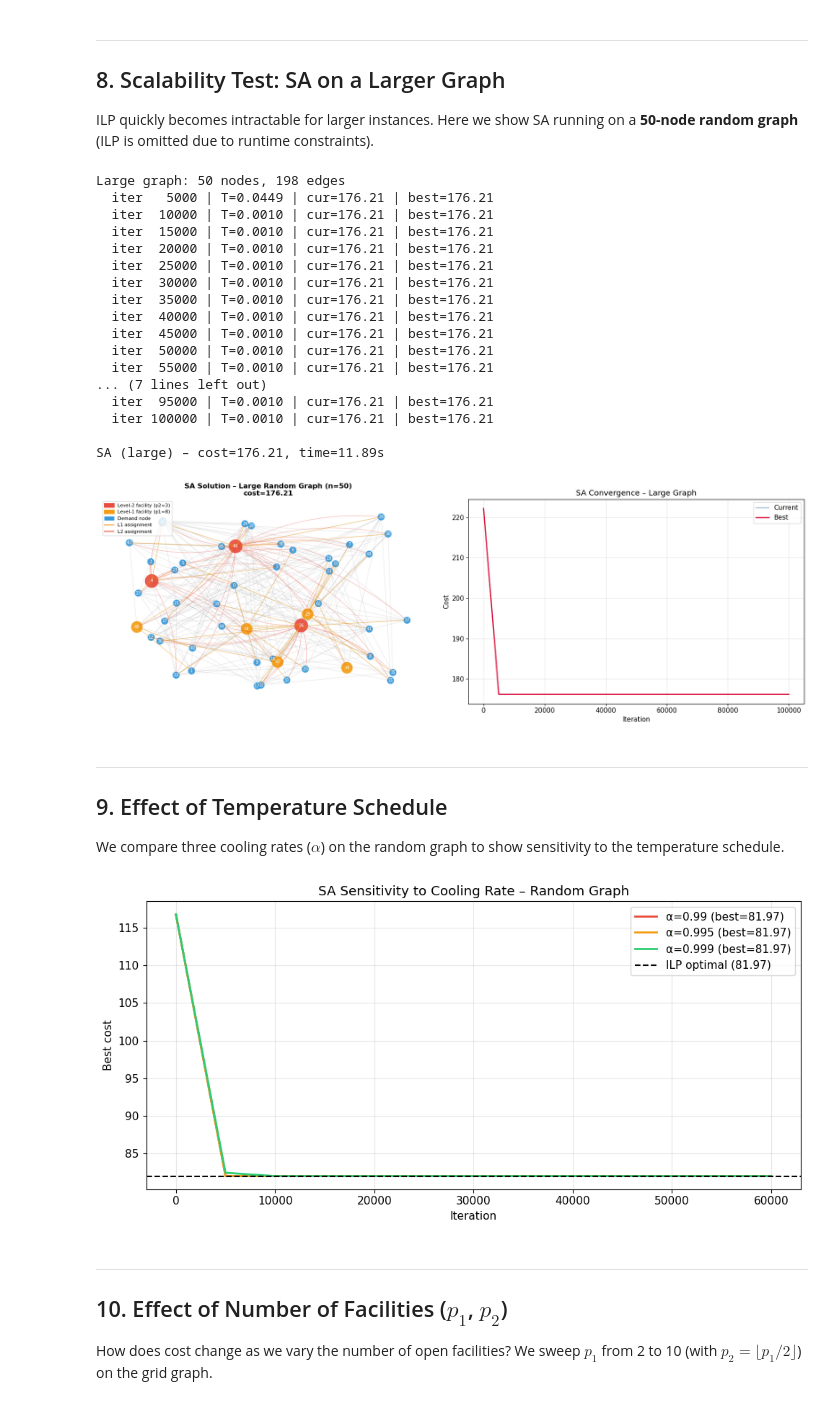
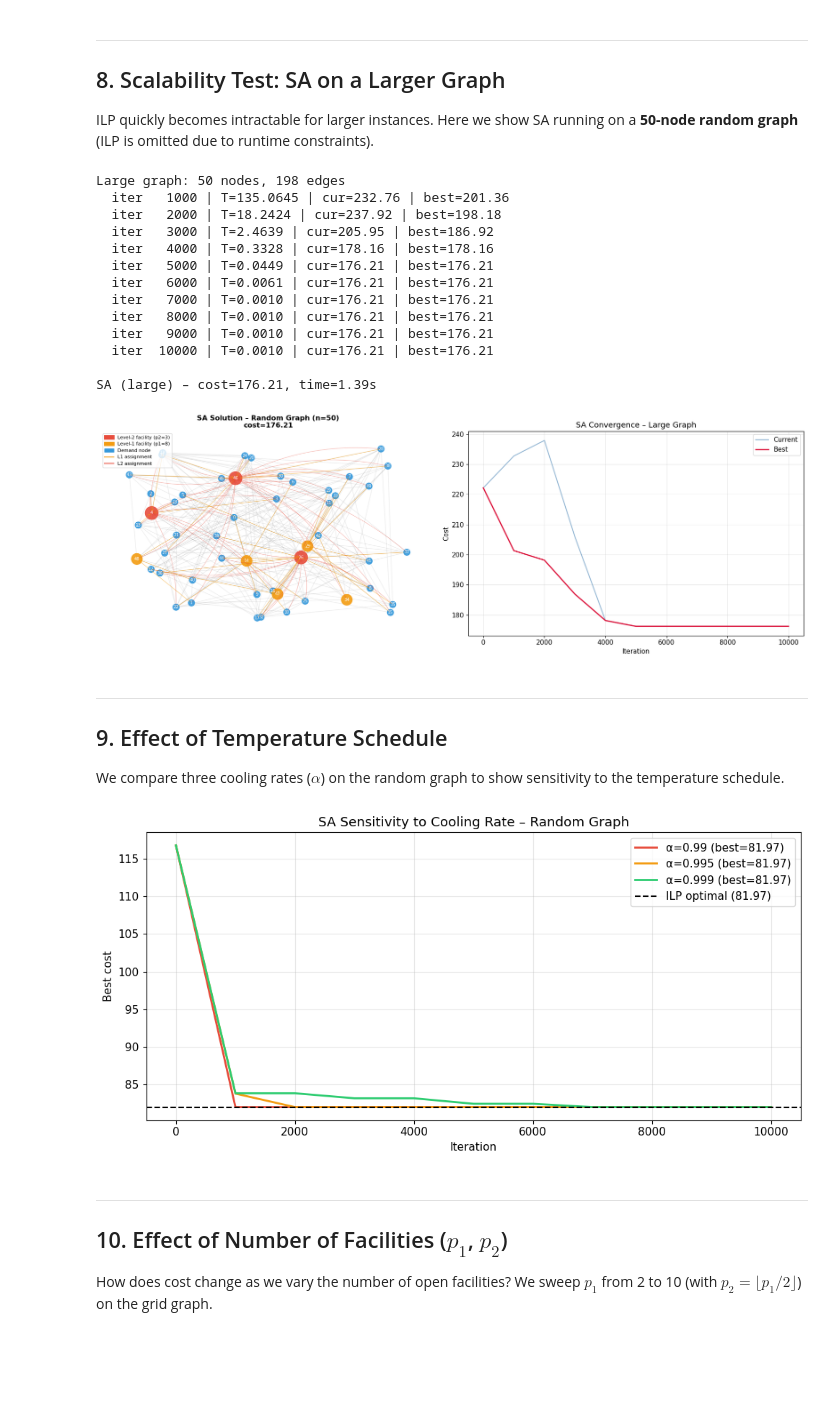
Before and after one commit to GiovaGa/fuzzy-garbanzo, a Jupyter notebook: notebooks/hierarchical_facility_location_sa.ipynb, the cells around one changed output. Cells and saved outputs as stored; diff of their text form; code cells hidden in the pictures; blank space fills up the shorter version.

Commit message:
Results for big run and optimal solution

```diff
--- a/notebooks/hierarchical_facility_location_sa.ipynb
+++ b/notebooks/hierarchical_facility_location_sa.ipynb
@@ -186,7 +186,7 @@ def simulated_annealing_hflp(
     T_init=500.0,
     T_min=1e-3,
     alpha=0.995,
-    max_iter=50_000,
+    max_iter=10_000,
     seed=0,
     verbose=True,
 ):
@@ -251,12 +251,9 @@ def simulated_annealing_hflp(
 
         T = max(T * alpha, T_min)
 
-        if it % 5000 == 0:
+        if it % (max_iter//10) == 0:
             history.append((it, T, cur_cost, best_cost))
             if verbose:
                 print(f'  iter {it:6d} | T={T:.4f} | cur={cur_cost:.2f} | best={best_cost:.2f}')
 
     return best_lv1, best_lv2, best_cost, history
-
-
-print('Simulated Annealing function defined.')
@@ -768,7 +739,7 @@ print(f'Large graph: {G_large.number_of_nodes()} nodes, {G_large.number_of_edges
 t0 = time.time()
 sa_lv1_L, sa_lv2_L, sa_cost_L, sa_hist_L = simulated_annealing_hflp(
     inst_large,
-    T_init=1000.0, alpha=0.998, max_iter=100_000,
+    T_init=1000.0, alpha=0.998, max_iter=10_000,
     verbose=True,
 )
 sa_time_L = time.time() - t0
@@ -776,26 +747,22 @@ sa_time_L = time.time() - t0
 print(f'\nSA (large) – cost={sa_cost_L:.2f}, time={sa_time_L:.2f}s')
 # %% [output]
 Large graph: 50 nodes, 198 edges
+  iter   1000 | T=135.0645 | cur=232.76 | best=201.36
+  iter   2000 | T=18.2424 | cur=237.92 | best=198.18
+  iter   3000 | T=2.4639 | cur=205.95 | best=186.92
+  iter   4000 | T=0.3328 | cur=178.16 | best=178.16
   iter   5000 | T=0.0449 | cur=176.21 | best=176.21
+  iter   6000 | T=0.0061 | cur=176.21 | best=176.21
+  iter   7000 | T=0.0010 | cur=176.21 | best=176.21
+  iter   8000 | T=0.0010 | cur=176.21 | best=176.21
+  iter   9000 | T=0.0010 | cur=176.21 | best=176.21
   iter  10000 | T=0.0010 | cur=176.21 | best=176.21
-  iter  15000 | T=0.0010 | cur=176.21 | best=176.21
-  iter  20000 | T=0.0010 | cur=176.21 | best=176.21
-  iter  25000 | T=0.0010 | cur=176.21 | best=176.21
-  iter  30000 | T=0.0010 | cur=176.21 | best=176.21
-  iter  35000 | T=0.0010 | cur=176.21 | best=176.21
-  iter  40000 | T=0.0010 | cur=176.21 | best=176.21
-  iter  45000 | T=0.0010 | cur=176.21 | best=176.21
-  iter  50000 | T=0.0010 | cur=176.21 | best=176.21
-  iter  55000 | T=0.0010 | cur=176.21 | best=176.21
-... (7 lines left out)
-  iter  95000 | T=0.0010 | cur=176.21 | best=176.21
-  iter 100000 | T=0.0010 | cur=176.21 | best=176.21
 
-SA (large) – cost=176.21, time=11.89s
+SA (large) – cost=176.21, time=1.39s
 # %%
 fig, axes = plt.subplots(1, 2, figsize=(17, 6))
 plot_solution(inst_large, sa_lv1_L, sa_lv2_L,
-              title=f'SA Solution – Large Random Graph (n=50)\ncost={sa_cost_L:.2f}', ax=axes[0])
+              title=f'SA Solution – Random Graph (n=50)\ncost={sa_cost_L:.2f}', ax=axes[0])
 
 # Convergence
 ax = axes[1]
@@ -809,9 +776,10 @@ ax.set_title('SA Convergence – Large Graph')
 ax.legend(); ax.grid(True, alpha=0.3)
 
 plt.tight_layout()
+plt.savefig("plot_graph.pdf")
 plt.show()
 # %% [output]
-[figure, old version]
+[figure, new version]
 # %% [markdown]
 ---
 ## 9. Effect of Temperature Schedule
@@ -820,26 +788,26 @@ We compare three cooling rates ($\alpha$) on the random graph to show sensitivit
 # %%
 alphas = [0.990, 0.995, 0.999]
 fig, ax = plt.subplots(figsize=(10, 5))
 colors = ['#e74c3c', '#f39c12', '#2ecc71']
 
 for alpha_val, color in zip(alphas, colors):
     _, _, cost_val, hist_val = simulated_annealing_hflp(
-        inst_rand, T_init=300.0, alpha=alpha_val, max_iter=60_000, verbose=False
+        inst_rand, T_init=300.0, alpha=alpha_val, max_iter=10_000, verbose=False
     )
     iters = [h[0] for h in hist_val]
     best  = [h[3] for h in hist_val]
     ax.plot(iters, best, color=color, lw=2, label=f'α={alpha_val} (best={cost_val:.2f})')
 
 ax.axhline(ilp_cost_r, color='black', lw=1.5, linestyle='--', label=f'ILP optimal ({ilp_cost_r:.2f})')
 ax.set_xlabel('Iteration')
 ax.set_ylabel('Best cost')
 ax.set_title('SA Sensitivity to Cooling Rate – Random Graph')
 ax.legend()
 ax.grid(True, alpha=0.3)
 plt.tight_layout()
 plt.show()
 # %% [output]
-[figure, old version]
+[figure, new version]
 # %% [markdown]
 ---
 ## 10. Effect of Number of Facilities ($p_1$, $p_2$)
```
Also changed, not shown: parts of 16 cells of this notebook, 2 other files.
